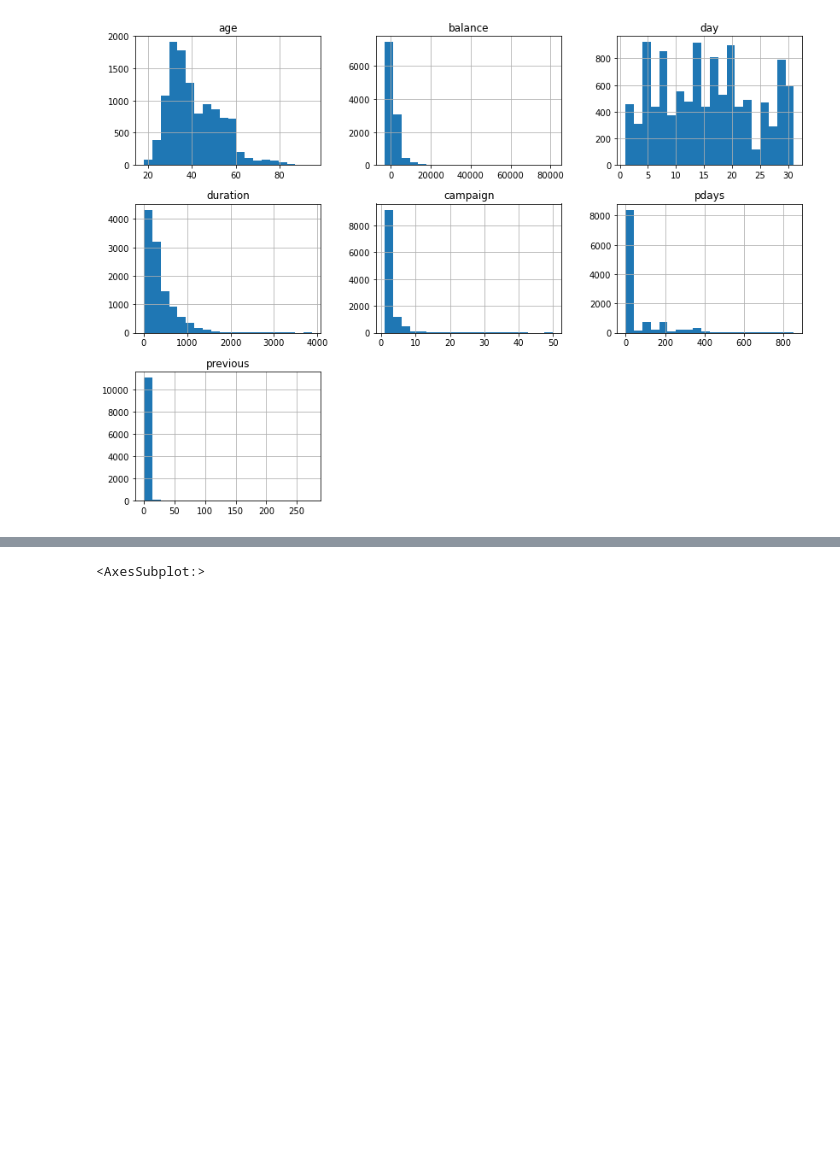
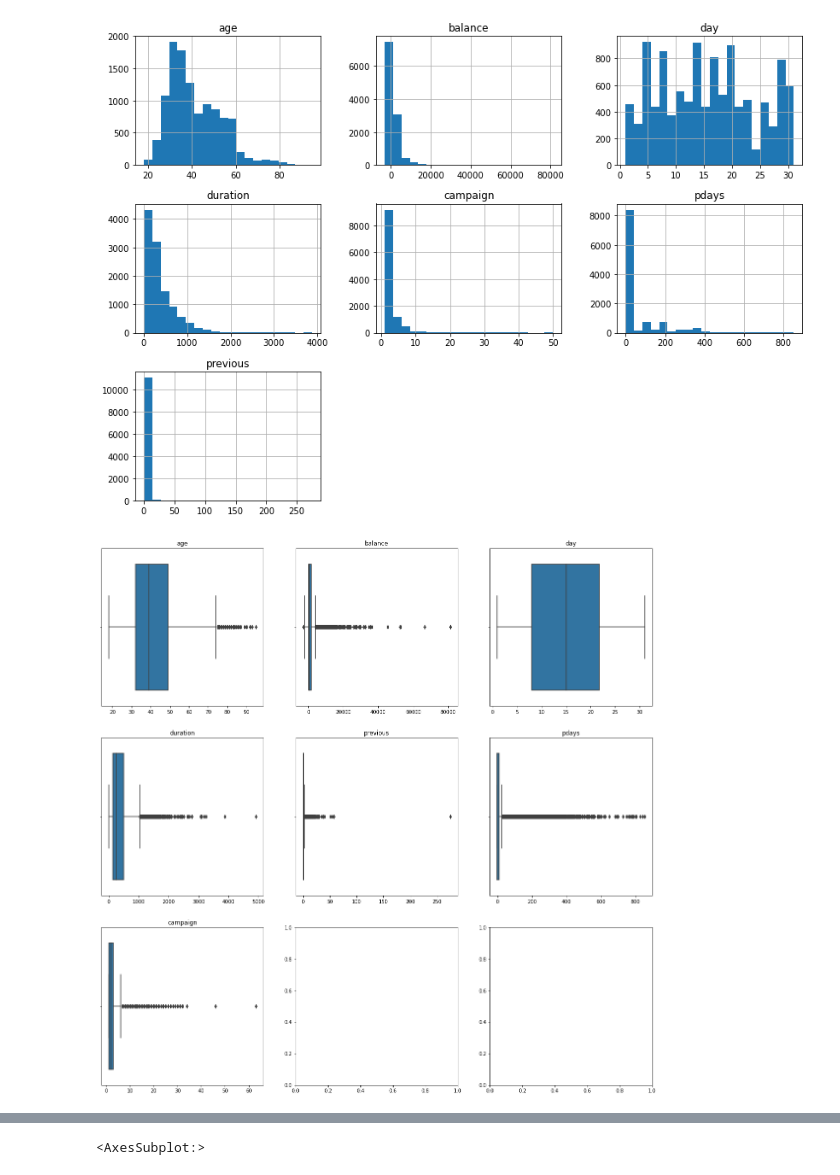
Before and after one commit to duongDSAI64/ML-miniproject, a Jupyter notebook: notebooks/data_preprocessing.ipynb, the cells around one changed output, grey strips where cells are left out. Cells and saved outputs as stored; diff of their text form; code cells hidden in the pictures; blank space fills up the shorter version.

```diff
--- a/notebooks/data_preprocessing.ipynb
+++ b/notebooks/data_preprocessing.ipynb
@@ -164,3 +129,14 @@ mean      1513.864361
 max         50.000000
 Name: campaign, dtype: float64
 [figure]
+# %%
+fig, ax = plt.subplots(figsize = (20,20), ncols=3, nrows = 3)
+count =0
+for col in ['age', 'balance', 'day', 'duration', 'previous', 'pdays', 'campaign']:
+    if count < 7:
+        g=sns.boxplot(x = col, data = new_df, ax = ax[count//3, count%3])
+        g.set_title(col)
+        g.set_xlabel(None,fontsize = 9)
+        count+=1
+# %% [output]
+[figure, added]
```
Also changed, not shown: parts of 8 cells of this notebook, 10 other files.
